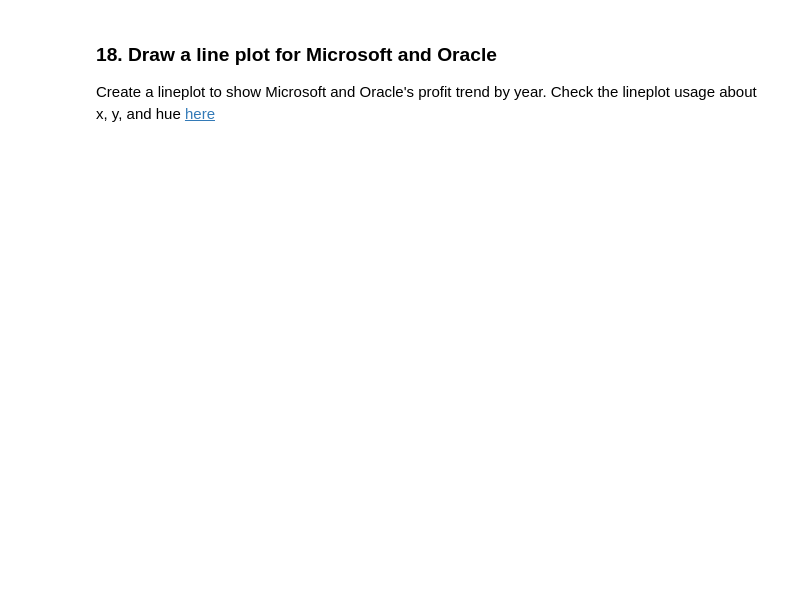
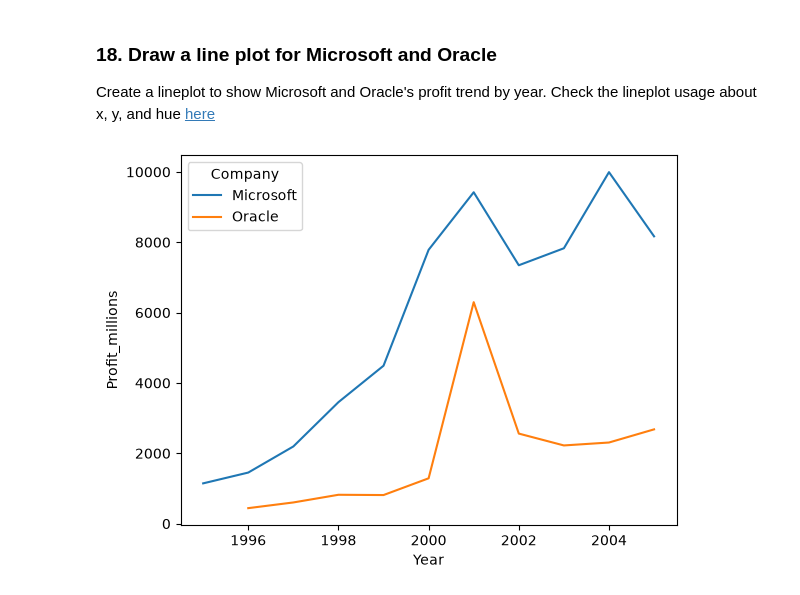
Before and after one commit to yxf9tv/comm4259-work, a Jupyter notebook: lab_03/Lab_03-Exercise.ipynb, the cells around one changed output. Cells and saved outputs as stored; diff of their text form; code cells hidden in the pictures; blank space fills up the shorter version.

```diff
--- a/lab_03/Lab_03-Exercise.ipynb
+++ b/lab_03/Lab_03-Exercise.ipynb
@@ -236,3 +251,8 @@ df_microsoft = df[df["Company"] == "Microsoft"]
 # %% [markdown]
 ### 18. Draw a line plot for Microsoft and Oracle
 Create a lineplot to show Microsoft and Oracle's profit trend by year. Check the lineplot usage about x, y, and hue [here](https://seaborn.pydata.org/generated/seaborn.lineplot.html)
+# %%
+sns.lineplot(data=df_ms_oracle, x="Year", y="Profit_millions", hue="Company")
+plt.show()
+# %% [output]
+[figure, added]
```
Also changed, not shown: parts of 4 cells of this notebook, 8 other files.
